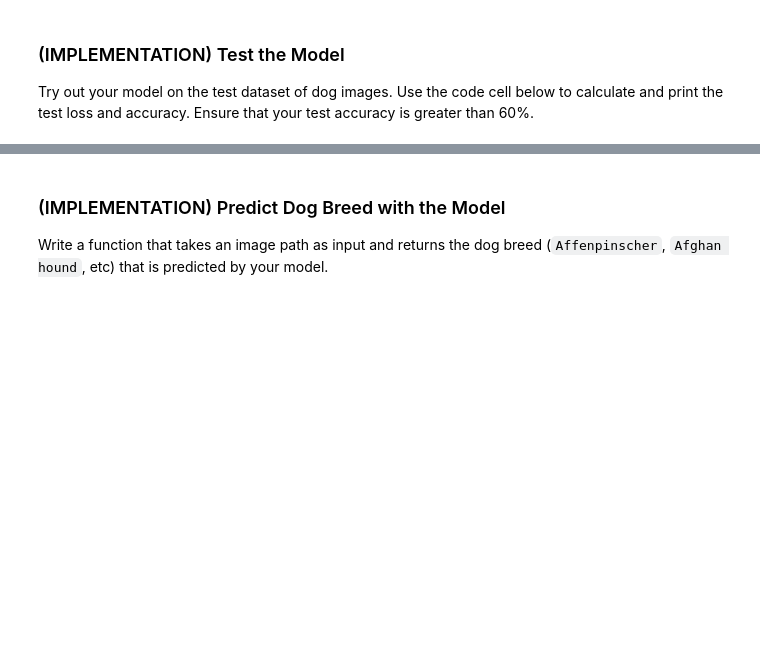
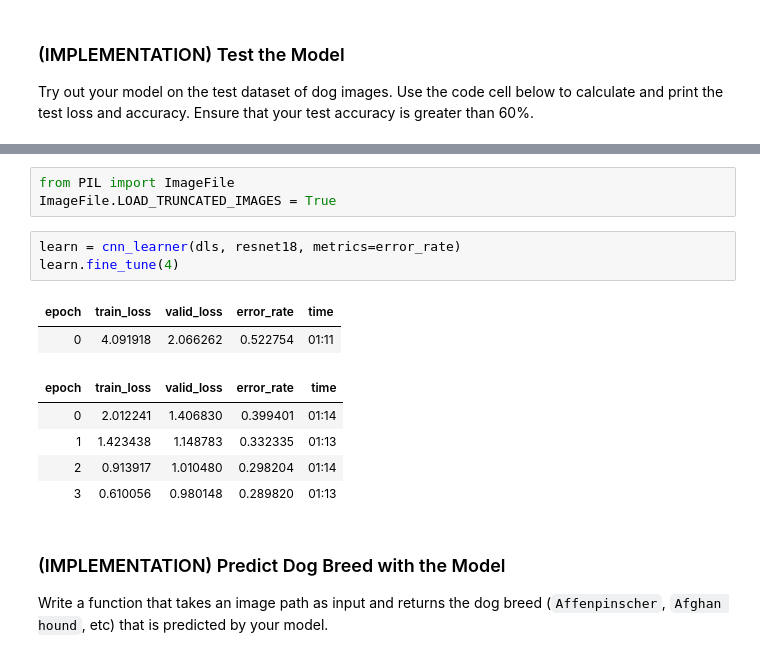
Before and after one commit to aruanalucena/deep-learning-v2-pytorch, a Jupyter notebook: project-dog-classification/dog_app.ipynb, the cells around one changed output, grey strips where cells are left out. Cells and saved outputs as stored; diff of their text form; blank space fills up the shorter version.

```diff
--- a/project-dog-classification/dog_app.ipynb
+++ b/project-dog-classification/dog_app.ipynb
@@ -837,3 +866,17 @@ Test Accuracy: 92% (6152/6680)
+# %%
+from PIL import ImageFile
+ImageFile.LOAD_TRUNCATED_IMAGES = True
+# %%
+learn = cnn_learner(dls, resnet18, metrics=error_rate)
+learn.fine_tune(4)
+# %% [output]
+| epoch | train_loss | valid_loss | error_rate | time |
+| 0 | 4.091918 | 2.066262 | 0.522754 | 01:11 |
+| epoch | train_loss | valid_loss | error_rate | time |
+| 0 | 2.012241 | 1.406830 | 0.399401 | 01:14 |
+| 1 | 1.423438 | 1.148783 | 0.332335 | 01:13 |
+| 2 | 0.913917 | 1.010480 | 0.298204 | 01:14 |
+| 3 | 0.610056 | 0.980148 | 0.289820 | 01:13 |
 # %% [markdown]
 ### (IMPLEMENTATION) Predict Dog Breed with the Model
 
```
Also changed, not shown: parts of 30 cells of this notebook.
